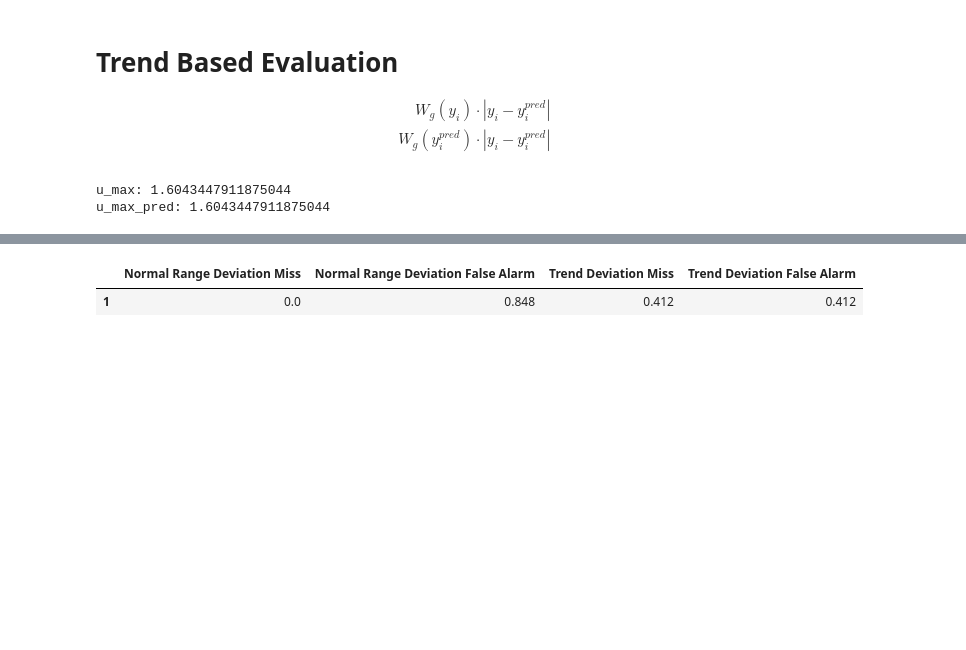
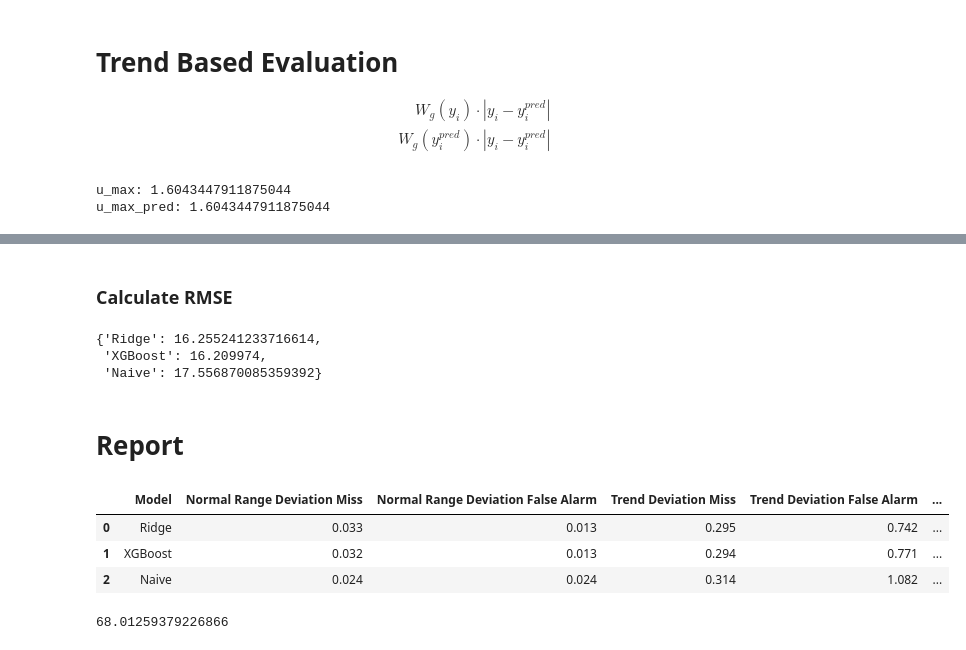
Before and after one commit to bareini/Toward-Understating-of-Vital-Signs-Models-via-Clinical-Utility, a Jupyter notebook: Understating of Vital Signs Models via Clinical Utility.ipynb, the cells around one changed output, grey strips where cells are left out. Cells and saved outputs as stored; diff of their text form; code cells hidden in the pictures; blank space fills up the shorter version.

```diff
--- a/Understating of Vital Signs Models via Clinical Utility.ipynb
+++ b/Understating of Vital Signs Models via Clinical Utility.ipynb
@@ -41,6 +43,8 @@ base_dir = os.path.abspath(os.getcwd())
 dirpath = os.path.join(base_dir, 'data')
 y_test_30 = pd.read_pickle(os.path.join(dirpath, f"Y_{c_type}_30_test_{imp}_{inter}_{i}.pkl"))
 X_test_30 = pd.read_pickle(os.path.join(dirpath, f"X_{c_type}_30_test_{imp}_{inter}_{i}.pkl"))
+
+y_test_30 = utils.de_norm(y_test_30, criteria = 'P_sys_q0.5')
 # %%
 tr_dict = OrderedDict()
 X_test_30['y_test_30']  = y_test_30['sys_30']
@@ -82,9 +92,13 @@ for idx in ids:
 # pred_trends_dict_new, distance_dict, res_dict = utils.get_trend(pred_tr_dict, True)
 # %%
 un_pred = {}
+un_pred['Ridge'] = dict()
+un_pred['XGBoost'] = dict()
+un_pred['Naive'] = dict()
 
-for k,v in pred_tr_dict.items():
-    un_pred[k] = utils.f_norm_naive_sys(v)
+for model in pred_tr_dict.keys():
+    for k,v in pred_tr_dict[model].items():
+        un_pred[model][k] = utils.f_norm_naive_sys(v)
 # %% [markdown]
 # Normal Range Evaluation Measures
 
@@ -175,3 +208,23 @@ false alarm: 0.7415325454432325
+# %% [markdown]
+### Calculate RMSE
+# %%
+rmses = dict()
+stds = dict()
+
+rmses['Ridge'] = np.sqrt(mean_squared_error(y_test_30['sys_30'], ridge_test_30))
+rmses['XGBoost'] = np.sqrt(mean_squared_error(y_test_30['sys_30'], xbg_test_30))
+rmses['Naive'] = np.sqrt(mean_squared_error(y_test_30['sys_30'], utils.de_norm(X['P_sys_q0.5'],'P_sys_q0.5')))
+
+stds['Ridge'] = np.std(ridge_test_30)
+stds['XGBoost'] = np.std(xbg_test_30)
+stds['Naive'] = np.std(utils.de_norm(X['P_sys_q0.5'],'P_sys_q0.5'))
+stds
+# %% [output]
+{'Ridge': 16.255241233716614,
+ 'XGBoost': 16.209974,
+ 'Naive': 17.556870085359392}
+# %% [markdown]
+# Report
 # %%
 # pref_dict= {'Normal Range Deviation Miss':f_norm_eval(un, un_pred),\
 #             'Normal Range Deviation False Alarm':f_norm_eval(un_pred, un),\
@@ -179,12 +232,30 @@ false alarm: 0.7415325454432325
 #             'Trend Deviation False Alarm': w_trend(un_pred, un, weights_pred)}
 
 
-pref_dict= {'Normal Range Deviation Miss':f_norm_eval(un, un_pred),\
-            'Normal Range Deviation False Alarm':f_norm_eval(un_pred, un),\
-           'Trend Deviation Miss': utils.w_trend_score(w_trend_true),\
-            'Trend Deviation False Alarm':utils.w_trend_score(w_trend_pred)}
+pref_dict= {'Model':[],\
+            'Normal Range Deviation Miss':[],\
+            'Normal Range Deviation False Alarm':[],\
+           'Trend Deviation Miss': [],\
+            'Trend Deviation False Alarm':[],\
+           'RMSE':[], 'Std':[]}
+
+for model in ['Ridge', 'XGBoost', 'Naive']:
+    pref_dict['Model'].append(model)
+    pref_dict['Normal Range Deviation Miss'].append(utils.f_norm_eval(un, un_pred[model]))
+    pref_dict['Normal Range Deviation False Alarm'].append(utils.f_norm_eval(un_pred[model], un))
+    pref_dict['Trend Deviation Miss'].append(utils.mean_metric_score(w_trend_true[model]))
+    pref_dict['Trend Deviation False Alarm'].append(utils.mean_metric_score(w_trend_pred[model]))
+    pref_dict['RMSE'].append(rmses[model])
+    pref_dict['Std'].append(stds[model])
 # %%
-pd.DataFrame(pref_dict, index=[1]).round(3)
+pd.DataFrame(pref_dict).round(3)
 # %% [output]
-|  | Normal Range Deviation Miss | Normal Range Deviation False Alarm | Trend Deviation Miss | Trend Deviation False Alarm |
-| 1 | 0.0 | 0.848 | 0.412 | 0.412 |
+|  | Model | Normal Range Deviation Miss | Normal Range Deviation False Alarm | Trend Deviation Miss | Trend Deviation False Alarm | ... |
+| 0 | Ridge | 0.033 | 0.013 | 0.295 | 0.742 | ... |
+| 1 | XGBoost | 0.032 | 0.013 | 0.294 | 0.771 | ... |
+| 2 | Naive | 0.024 | 0.024 | 0.314 | 1.082 | ... |
+# %%
+weights_true_dict = utils.get_weights(g_norm_true)
+utils.get_max_distance(g_norm_true)
+# %% [output]
+68.01259379226866
```
Also changed, not shown: parts of 8 cells of this notebook, 4 other files.
